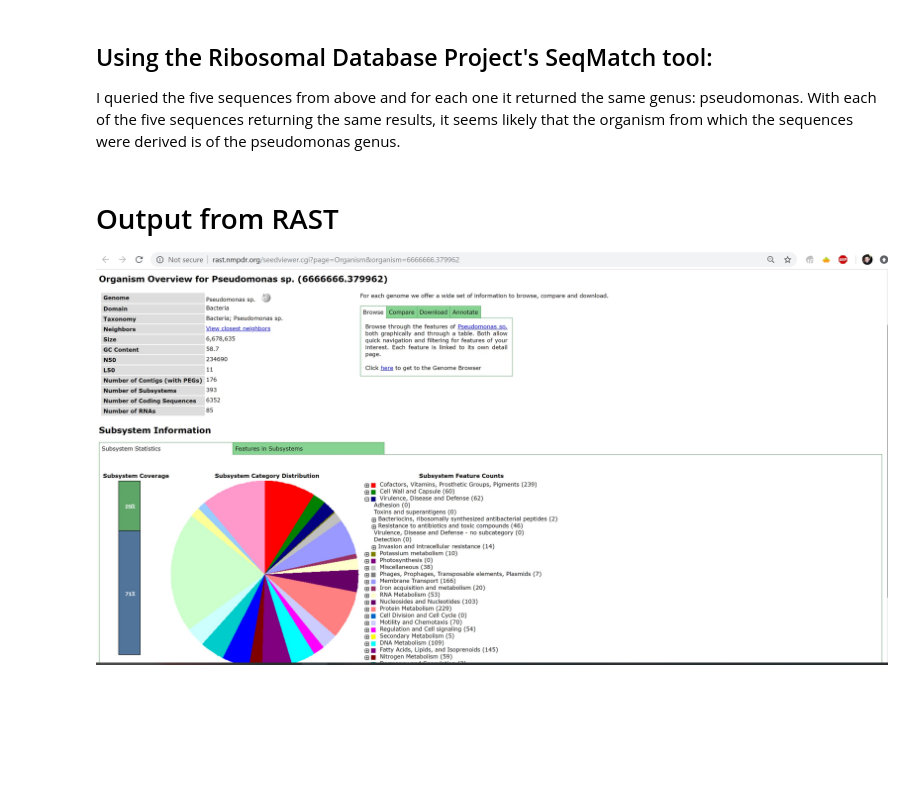
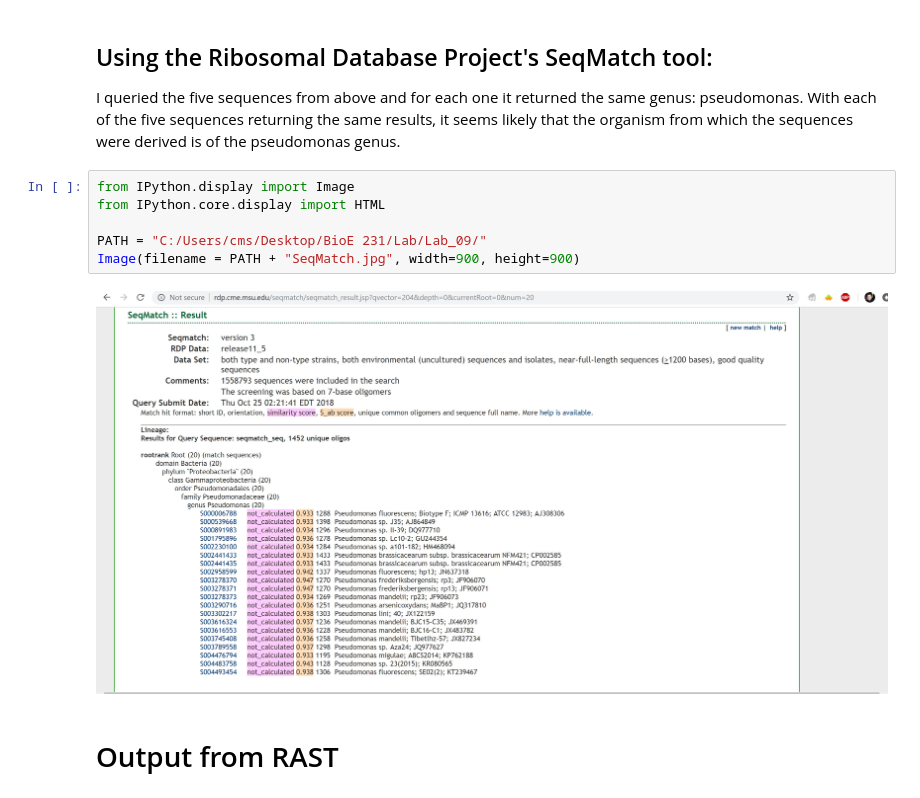
Before and after one commit to SkinnerCM/BioE_231, a Jupyter notebook: Lab/Lab_09/Colin_Skinner_Lab_09.ipynb, the cells around one changed output. Cells and saved outputs as stored; diff of their text form; blank space fills up the shorter version.

```diff
--- a/Lab/Lab_09/Colin_Skinner_Lab_09.ipynb
+++ b/Lab/Lab_09/Colin_Skinner_Lab_09.ipynb
@@ -91,7 +91,13 @@ The output was in FASTA format and is unreasonably long to paste here. However,
 ## Using the Ribosomal Database Project's SeqMatch tool:
 
 I queried the five sequences from above and for each one it returned the same genus: pseudomonas. With each of the five sequences returning the same results, it seems likely that the organism from which the sequences were derived is of the pseudomonas genus.
+# %%
+from IPython.display import Image
+from IPython.core.display import HTML
+
+PATH = "C:/Users/cms/Desktop/BioE 231/Lab/Lab_09/"
+Image(filename = PATH + "SeqMatch.jpg", width=900, height=900)
+# %% [output]
+[figure, added]
 # %% [markdown]
 # Output from RAST
-
-![image.png](attachment:image.png)
```
Also changed, not shown: parts of 2 cells of this notebook, 1 other file.
